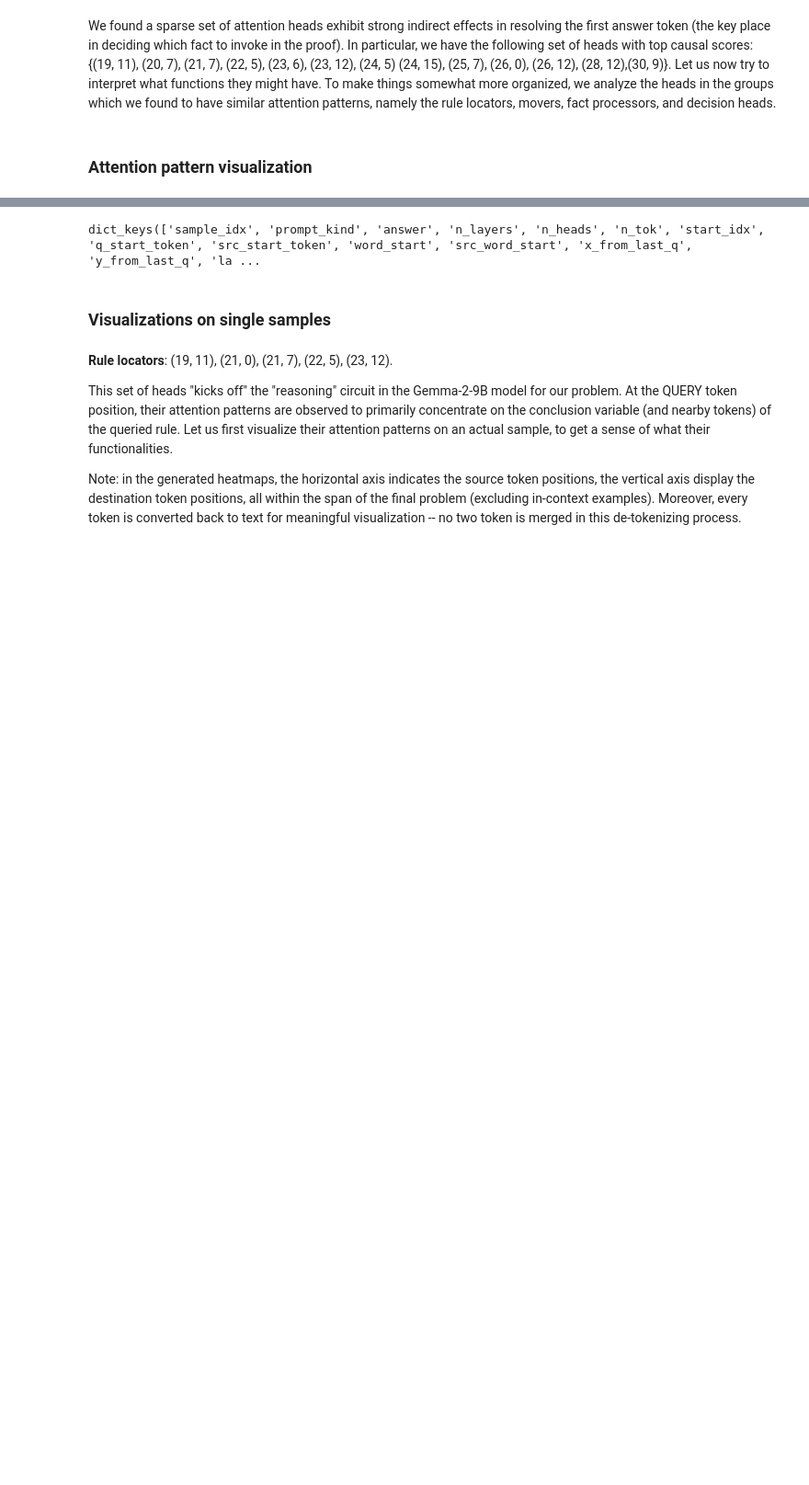
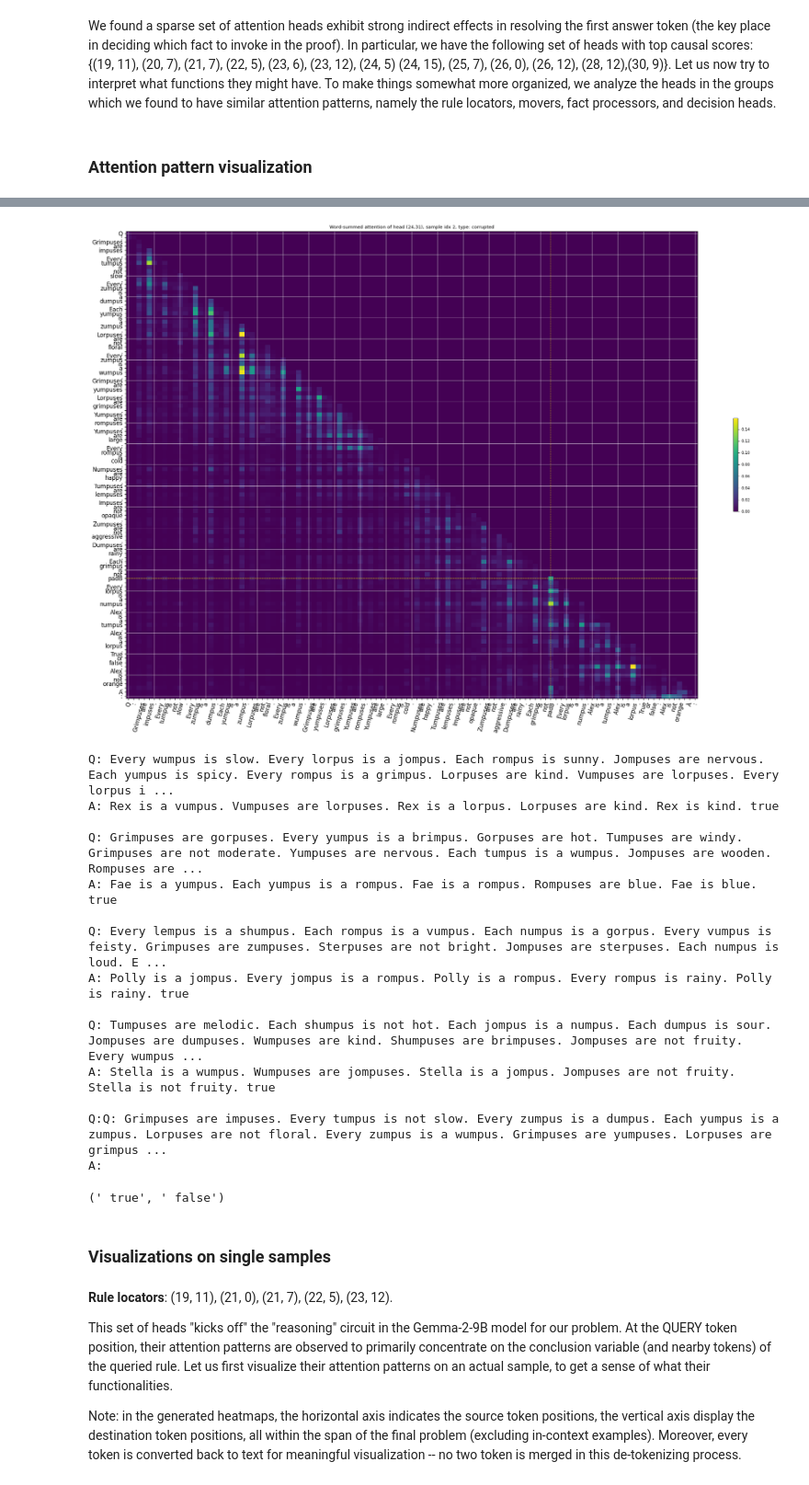
Before and after one commit to AndreyMymrin/QK-gueded-circuit-discovery, a Jupyter notebook: analysis_walkthrough/LLM Analysis Part 1 Circuit search, interpretation, and verification.ipynb, the cells around one changed output, grey strips where cells are left out. Shown at 92% size. Drawn from its saved outputs; the diff is of its cells as text; code cells hidden in the pictures; blank space fills up the shorter version.

```diff
--- a/analysis_walkthrough/LLM Analysis Part 1 Circuit search, interpretation, and verification.ipynb
+++ b/analysis_walkthrough/LLM Analysis Part 1 Circuit search, interpretation, and verification.ipynb
@@ -1540,7 +1666,34 @@ plt.show()
+# %%
+print_from_results(
+    layer_id=24,
+    head_id=31,
+    prompt_idx=2,
+    prompt_type='corrupted', #'clean' 'corrupted'
+    print_prompt=True,
+    seed=0,
+    name='Qwen3_8b',
+    max_xticks=120,
+)
+# %% [output]
+[figure, added]
+Q: Every wumpus is slow. Every lorpus is a jompus. Each rompus is sunny. Jompuses are nervous. Each yumpus is spicy. Every rompus is a grimpus. Lorpuses are kind. Vumpuses are lorpuses. Every lorpus i ...
+A: Rex is a vumpus. Vumpuses are lorpuses. Rex is a lorpus. Lorpuses are kind. Rex is kind. true
+
+Q: Grimpuses are gorpuses. Every yumpus is a brimpus. Gorpuses are hot. Tumpuses are windy. Grimpuses are not moderate. Yumpuses are nervous. Each tumpus is a wumpus. Jompuses are wooden. Rompuses are ...
+A: Fae is a yumpus. Each yumpus is a rompus. Fae is a rompus. Rompuses are blue. Fae is blue. true
+
+Q: Every lempus is a shumpus. Each rompus is a vumpus. Each numpus is a gorpus. Every vumpus is feisty. Grimpuses are zumpuses. Sterpuses are not bright. Jompuses are sterpuses. Each numpus is loud. E ...
+A: Polly is a jompus. Every jompus is a rompus. Polly is a rompus. Every rompus is rainy. Polly is rainy. true
+
+Q: Tumpuses are melodic. Each shumpus is not hot. Each jompus is a numpus. Each dumpus is sour. Jompuses are dumpuses. Wumpuses are kind. Shumpuses are brimpuses. Jompuses are not fruity. Every wumpus ...
+A: Stella is a wumpus. Wumpuses are jompuses. Stella is a jompus. Jompuses are not fruity. Stella is not fruity. true
+
+Q:Q: Grimpuses are impuses. Every tumpus is not slow. Every zumpus is a dumpus. Each yumpus is a zumpus. Lorpuses are not floral. Every zumpus is a wumpus. Grimpuses are yumpuses. Lorpuses are grimpus ...
+A:
 # %%
-rec.keys()
+answers[1]
 # %% [output]
-dict_keys(['sample_idx', 'prompt_kind', 'answer', 'n_layers', 'n_heads', 'n_tok', 'start_idx', 'q_start_token', 'src_start_token', 'word_start', 'src_word_start', 'x_from_last_q', 'y_from_last_q', 'la ...
+(' true', ' false')
 # %% [markdown]
 ### Visualizations on single samples
 # %% [markdown]
```
Also changed, not shown: parts of 18 cells of this notebook, 16 other files.
